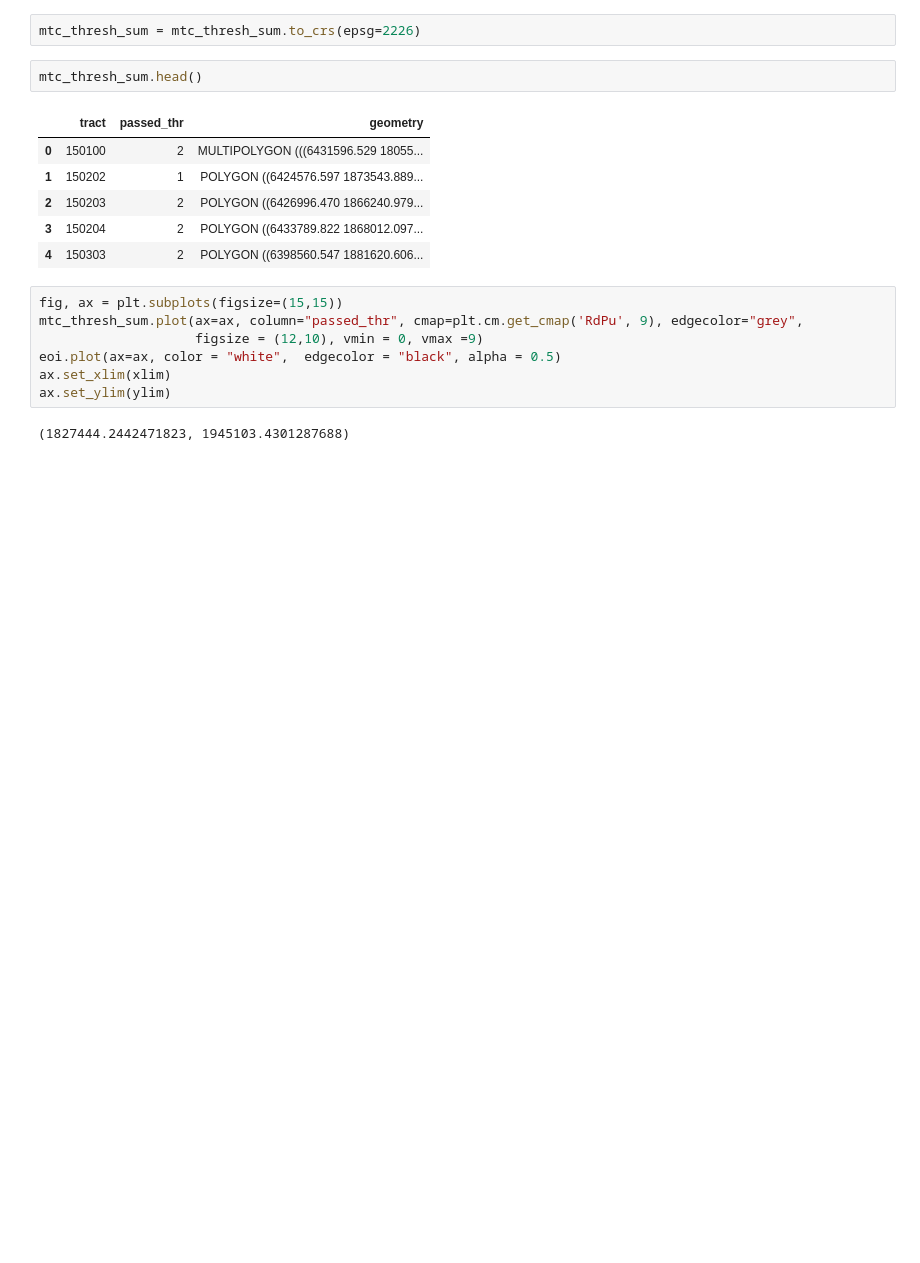
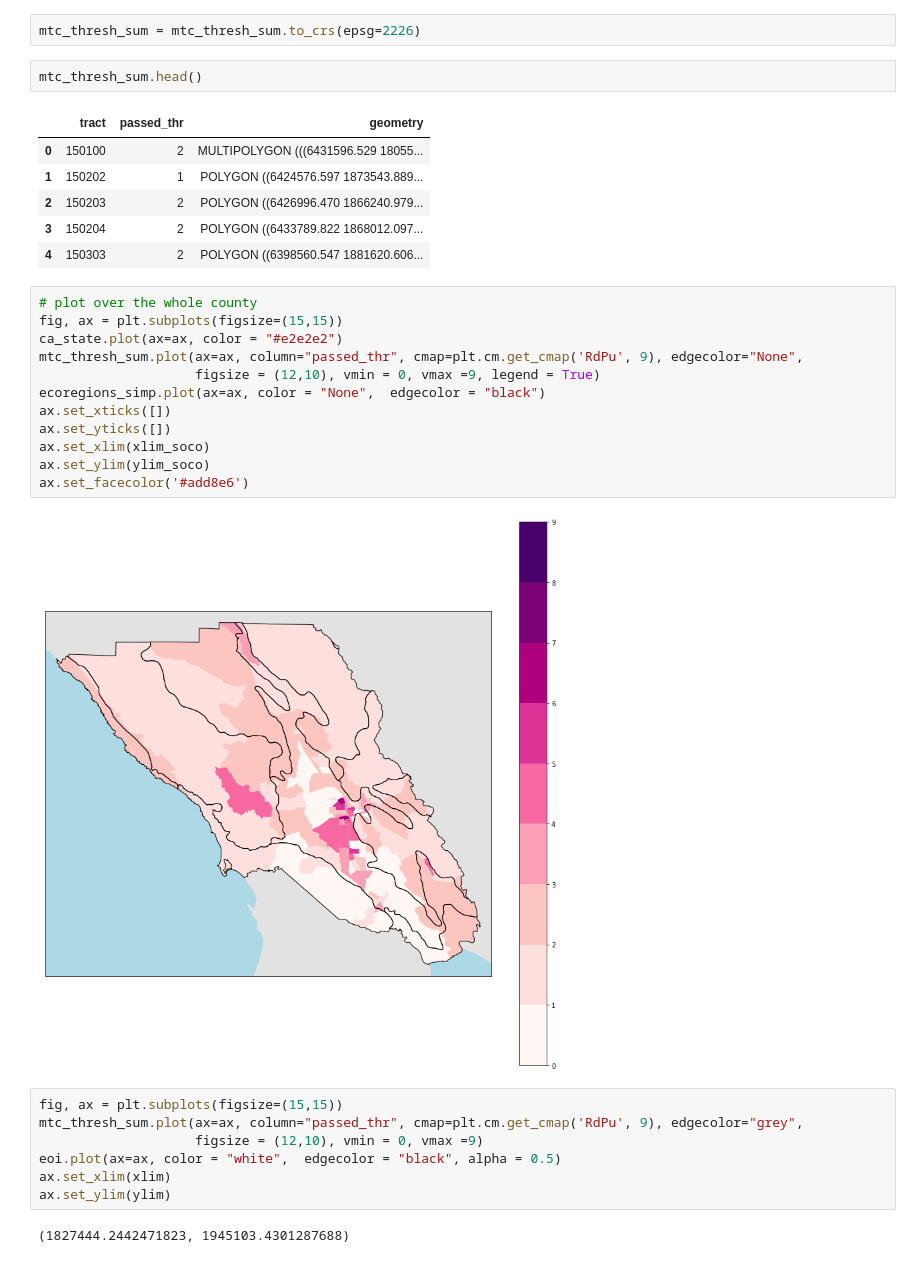
Before and after one commit to acmarley-erg/soco_resilience, a Jupyter notebook: py/sonoma_zones.ipynb, the cells around one changed output. Drawn from its saved outputs; the diff is of its cells as text; blank space fills up the shorter version.

```diff
--- a/py/sonoma_zones.ipynb
+++ b/py/sonoma_zones.ipynb
@@ -117,6 +131,20 @@ mtc_thresh_sum.head()
 | 2 | 150203 | 2 | POLYGON ((6426996.470 1866240.979... |
 | 3 | 150204 | 2 | POLYGON ((6433789.822 1868012.097... |
 | 4 | 150303 | 2 | POLYGON ((6398560.547 1881620.606... |
+# %%
+# plot over the whole county
+fig, ax = plt.subplots(figsize=(15,15))
+ca_state.plot(ax=ax, color = "#e2e2e2")
+mtc_thresh_sum.plot(ax=ax, column="passed_thr", cmap=plt.cm.get_cmap('RdPu', 9), edgecolor="None",
+                    figsize = (12,10), vmin = 0, vmax =9, legend = True)
+ecoregions_simp.plot(ax=ax, color = "None",  edgecolor = "black")
+ax.set_xticks([])
+ax.set_yticks([])
+ax.set_xlim(xlim_soco)
+ax.set_ylim(ylim_soco)
+ax.set_facecolor('#add8e6')
+# %% [output]
+[figure, added]
 # %%
 fig, ax = plt.subplots(figsize=(15,15))
 mtc_thresh_sum.plot(ax=ax, column="passed_thr", cmap=plt.cm.get_cmap('RdPu', 9), edgecolor="grey",
```
Also changed, not shown: parts of 9 cells of this notebook, 1 other file.
